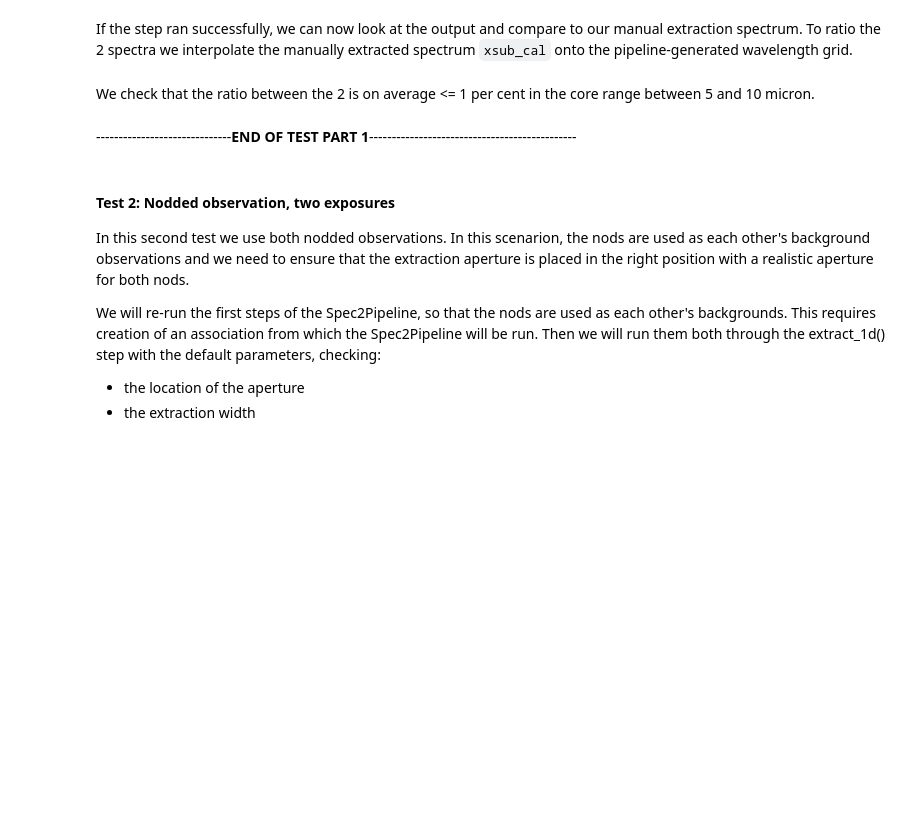
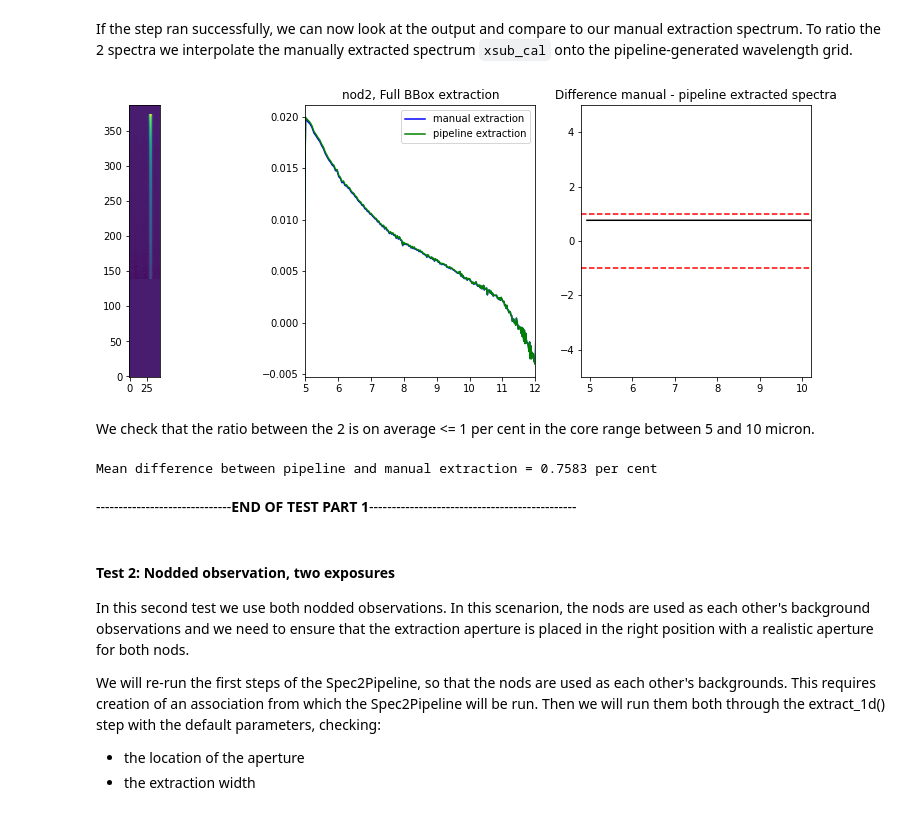
Before and after one commit to spacetelescope/jwst_validation_notebooks, a Jupyter notebook: jwst_validation_notebooks/extract_1d/jwst_extract_1d_miri_test/extract_1d-spec2-miri-lrs-slit.ipynb, the cells around one changed output. Saved outputs shown, nothing was run; the diff lists cells and outputs as text; code cells hidden in the pictures; blank space fills up the shorter version.

```diff
--- a/jwst_validation_notebooks/extract_1d/jwst_extract_1d_miri_test/extract_1d-spec2-miri-lrs-slit.ipynb
+++ b/jwst_validation_notebooks/extract_1d/jwst_extract_1d_miri_test/extract_1d-spec2-miri-lrs-slit.ipynb
@@ -282,4 +340,4 @@ with open('extract1d_slit_full_spec2.cfg','w') as cfg:
     cfg.write('use_source_posn = False' + '\n')
     cfg.write('override_extract1d="extract1d_slit_full_spec2.json"'+'\n')
 # %%
-xsub_pipe = Extract1dStep.call(ph1, config_file='extract1d_slit_full_spec2.cfg', save_results=True)
+xsub_pipe = Extract1dStep.call(s1, config_file='extract1d_slit_full_spec2.cfg', save_results=True)
@@ -287,27 +359,38 @@ xsub_pipe = Extract1dStep.call(ph1, config_file='extract1d_slit_full_spec2.cfg',
 If the step ran successfully, we can now look at the output and compare to our manual extraction spectrum. To ratio the 2 spectra we interpolate the manually extracted spectrum ``xsub_cal`` onto the pipeline-generated wavelength grid.
 # %%
 fig, ax = plt.subplots(ncols=3, nrows=1, figsize=[14,5])
-ax[0].imshow(photom_sub, origin='lower', interpolation='None')
+ax[0].imshow(s2d_sub, origin='lower', interpolation='None')
 ax[1].plot(lam_vec, xsub_cal, 'b-', label='manual extraction')
 ax[1].plot(xsub_pipe.spec[0].spec_table['WAVELENGTH'], xsub_pipe.spec[0].spec_table['FLUX'], 'g-', label='pipeline extraction')
 ax[1].set_title('{0}, Full BBox extraction'.format(nn))
+ax[1].legend()
+ax[1].set_xlim([5, 12])
+#ax[1].set_ylim([0.004, 0.008])
 
 #interpolate the two onto the same grid so we can look at the difference
-f = interp1d(lam_vec, xsub_cal, fill_value='extrapolate')
+f = interp1d(lam_vec, xsub_cal, kind='linear', fill_value='extrapolate')
 ixsub_cal = f(xsub_pipe.spec[0].spec_table['WAVELENGTH'])
+
+#ax[1].plot(xsub_pipe.spec[0].spec_table['WAVELENGTH'], ixsub_cal, 'r-', label='manual, interpolated')
+
 
 diff = ((xsub_pipe.spec[0].spec_table['FLUX'] - ixsub_cal) / xsub_pipe.spec[0].spec_table['FLUX']) * 100.
 
 ax[2].plot(xsub_pipe.spec[0].spec_table['WAVELENGTH'], diff, 'k-')
+ax[2].axhline(y=1., xmin=0, xmax=1, color='r', ls='--')
+ax[2].axhline(y=-1., xmin=0, xmax=1, color='r', ls='--')
 ax[2].set_title('Difference manual - pipeline extracted spectra')
-ax[2].set_ylim([-20., 20.])
+ax[2].set_ylim([-5., 5.])
+ax[2].set_xlim([4.8, 10.2])
 
 fig.show()
+# %% [output]
+[figure, added]
 # %% [markdown]
 We check that the ratio between the 2 is on average <= 1 per cent in the core range between 5 and 10 micron.
 # %%
 inds = (xsub_pipe.spec[0].spec_table['WAVELENGTH'] >= 5.0) & (xsub_pipe.spec[0].spec_table['WAVELENGTH'] <= 10.)
-print(np.mean(diff[inds]))
+print('Mean difference between pipeline and manual extraction = {:.4f} per cent'.format(np.mean(diff[inds])))
 try:
     assert np.mean(diff[inds]) <= 1.0, "Mean difference between pipeline and manual extraction >= 1 per cent in 5-10 um. CHECK."
 except AssertionError as e:
@@ -316,6 +399,8 @@ except AssertionError as e:
     print("ERROR: {}".format(e))
     print("")
     print("****************************************************")
+# %% [output]
+Mean difference between pipeline and manual extraction = 0.7583 per cent
 # %% [markdown]
 ------------------------------**END OF TEST PART 1**----------------------------------------------
 # %% [markdown]
```
Also changed, not shown: parts of 17 cells of this notebook.
